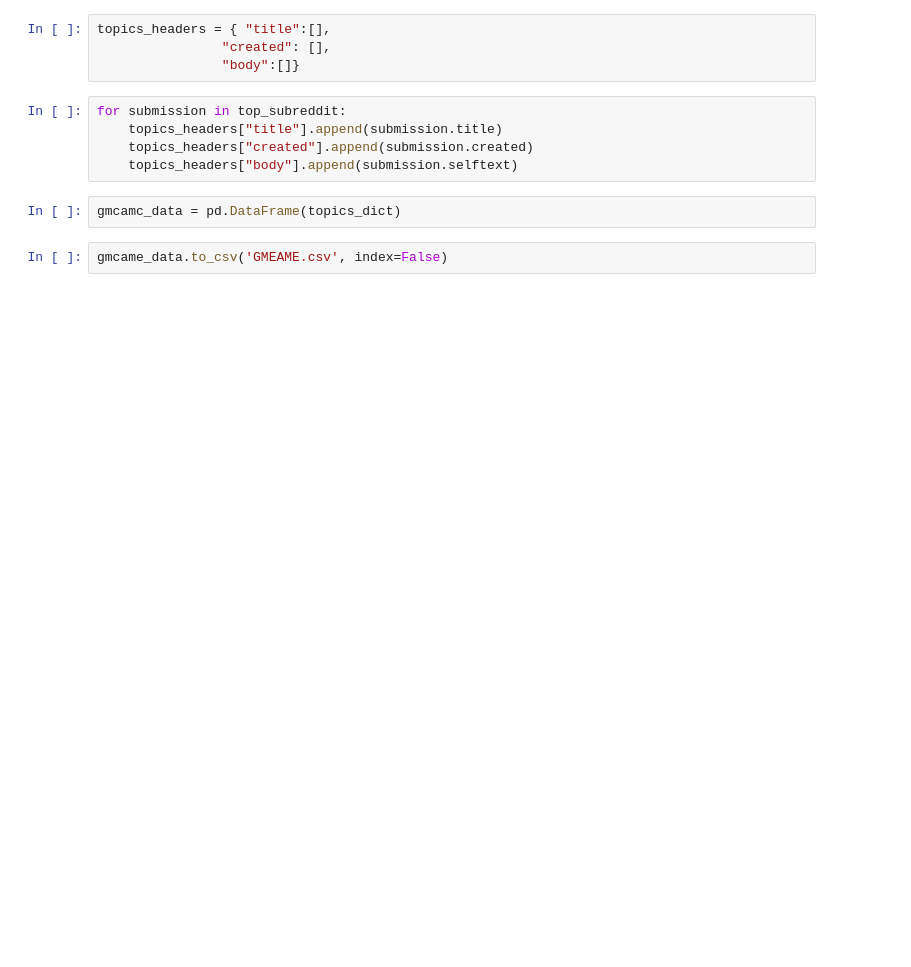
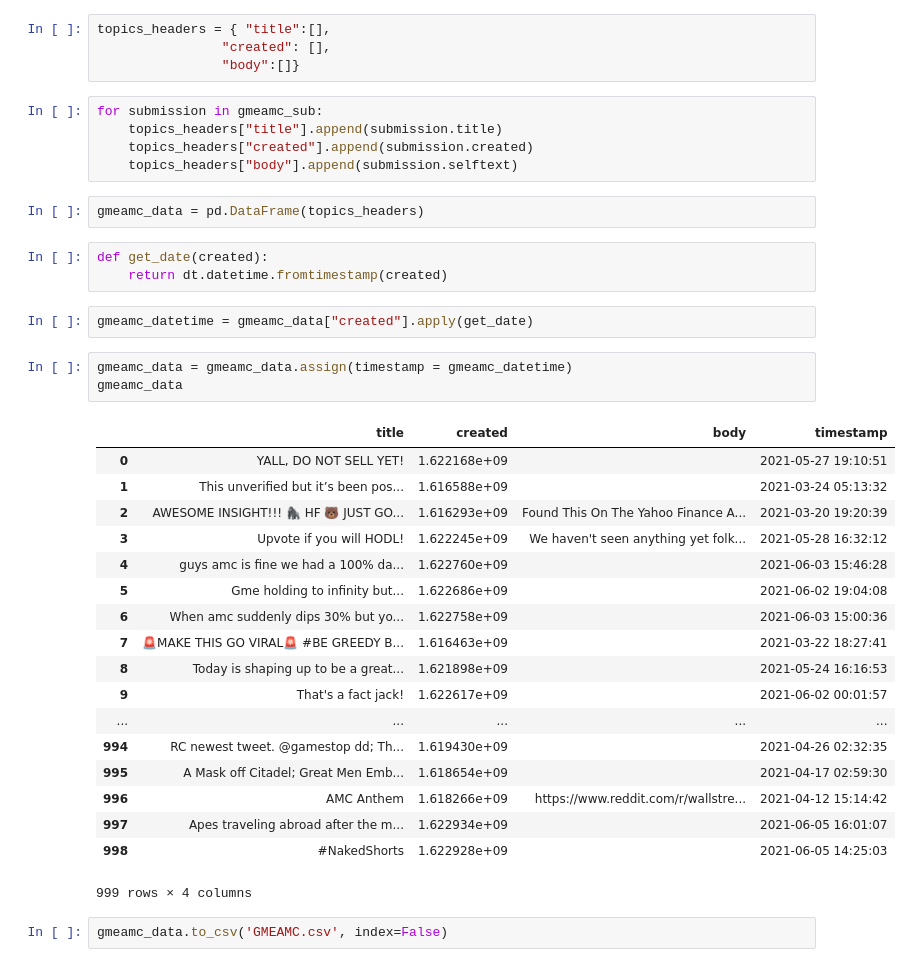
Before and after one commit to iAmSeanzie/Group_MemeStock_Project, a Jupyter notebook: Reddit_API/GMEAMC.ipynb, the cells around one changed output. Cells and saved outputs as stored; diff of their text form; blank space fills up the shorter version.

```diff
--- a/Reddit_API/GMEAMC.ipynb
+++ b/Reddit_API/GMEAMC.ipynb
@@ -25,11 +41,38 @@ topics_headers = { "title":[],
                 "created": [],
                 "body":[]}
 # %%
-for submission in top_subreddit:
+for submission in gmeamc_sub:
     topics_headers["title"].append(submission.title)
     topics_headers["created"].append(submission.created)
     topics_headers["body"].append(submission.selftext)
 # %%
-gmcamc_data = pd.DataFrame(topics_dict)
+gmeamc_data = pd.DataFrame(topics_headers)
+# %%
+def get_date(created):
+    return dt.datetime.fromtimestamp(created)
+# %%
+gmeamc_datetime = gmeamc_data["created"].apply(get_date)
+# %%
+gmeamc_data = gmeamc_data.assign(timestamp = gmeamc_datetime)
+gmeamc_data
+# %% [output]
+|  | title | created | body | timestamp |
+| 0 | YALL, DO NOT SELL YET! | 1.622168e+09 |  | 2021-05-27 19:10:51 |
+| 1 | This unverified but it’s been pos... | 1.616588e+09 |  | 2021-03-24 05:13:32 |
+| 2 | AWESOME INSIGHT!!! 🦍 HF 🐻 JUST GO... | 1.616293e+09 | Found This On The Yahoo Finance A... | 2021-03-20 19:20:39 |
+| 3 | Upvote if you will HODL! | 1.622245e+09 | We haven't seen anything yet folk... | 2021-05-28 16:32:12 |
+| 4 | guys amc is fine we had a 100% da... | 1.622760e+09 |  | 2021-06-03 15:46:28 |
+| 5 | Gme holding to infinity but... | 1.622686e+09 |  | 2021-06-02 19:04:08 |
+| 6 | When amc suddenly dips 30% but yo... | 1.622758e+09 |  | 2021-06-03 15:00:36 |
+| 7 | 🚨MAKE THIS GO VIRAL🚨 #BE GREEDY B... | 1.616463e+09 |  | 2021-03-22 18:27:41 |
+| 8 | Today is shaping up to be a great... | 1.621898e+09 |  | 2021-05-24 16:16:53 |
+| 9 | That's a fact jack! | 1.622617e+09 |  | 2021-06-02 00:01:57 |
+| ... | ... | ... | ... | ... |
+| 994 | RC newest tweet. @gamestop dd; Th... | 1.619430e+09 |  | 2021-04-26 02:32:35 |
+| 995 | A Mask off Citadel; Great Men Emb... | 1.618654e+09 |  | 2021-04-17 02:59:30 |
+| 996 | AMC Anthem | 1.618266e+09 | https://www.reddit.com/r/wallstre... | 2021-04-12 15:14:42 |
+| 997 | Apes traveling abroad after the m... | 1.622934e+09 |  | 2021-06-05 16:01:07 |
+| 998 | #NakedShorts | 1.622928e+09 |  | 2021-06-05 14:25:03 |
+999 rows × 4 columns
 # %%
-gmcame_data.to_csv('GMEAME.csv', index=False)
+gmeamc_data.to_csv('GMEAMC.csv', index=False)
```
Also changed, not shown: parts of 2 cells of this notebook, 11 other files.
